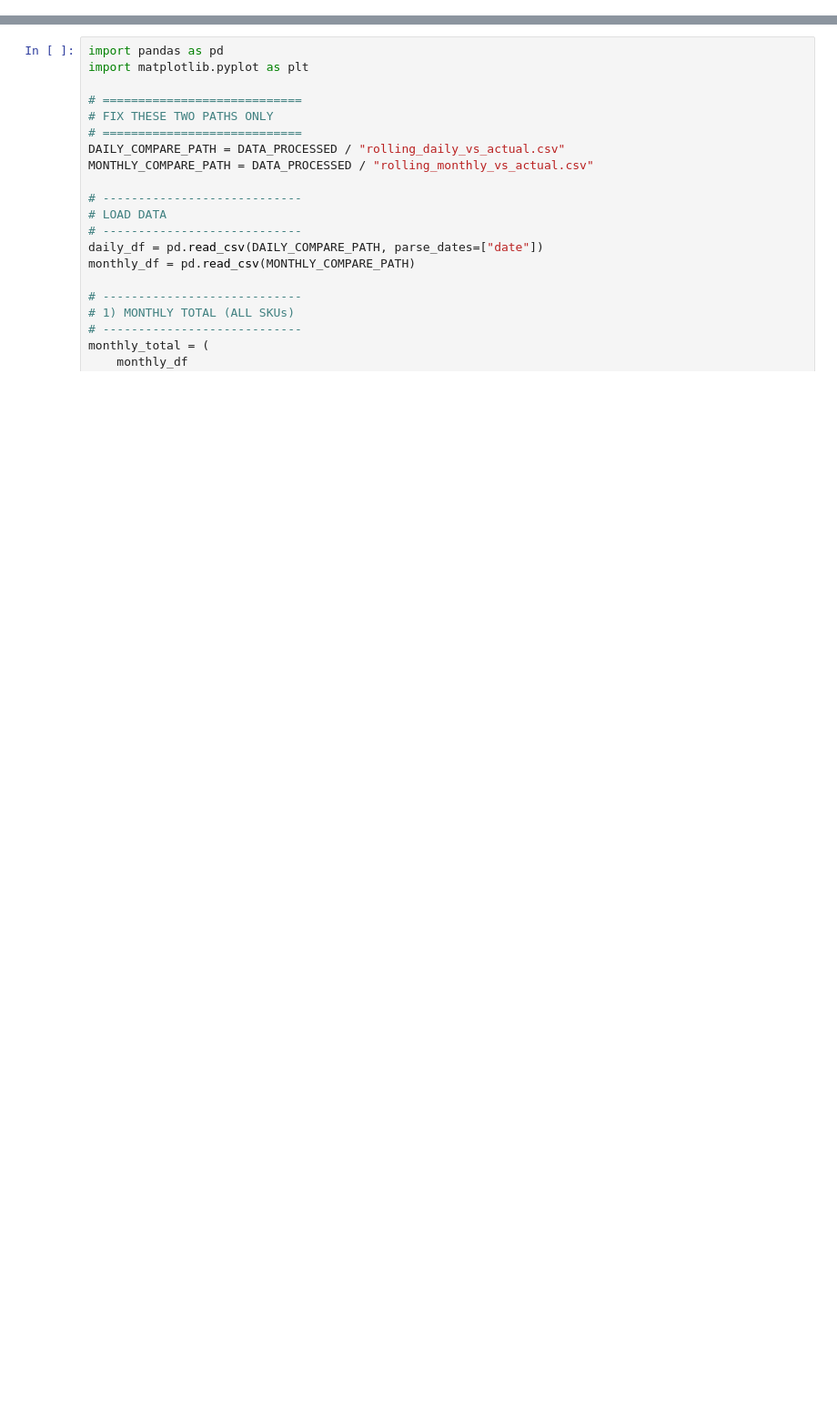
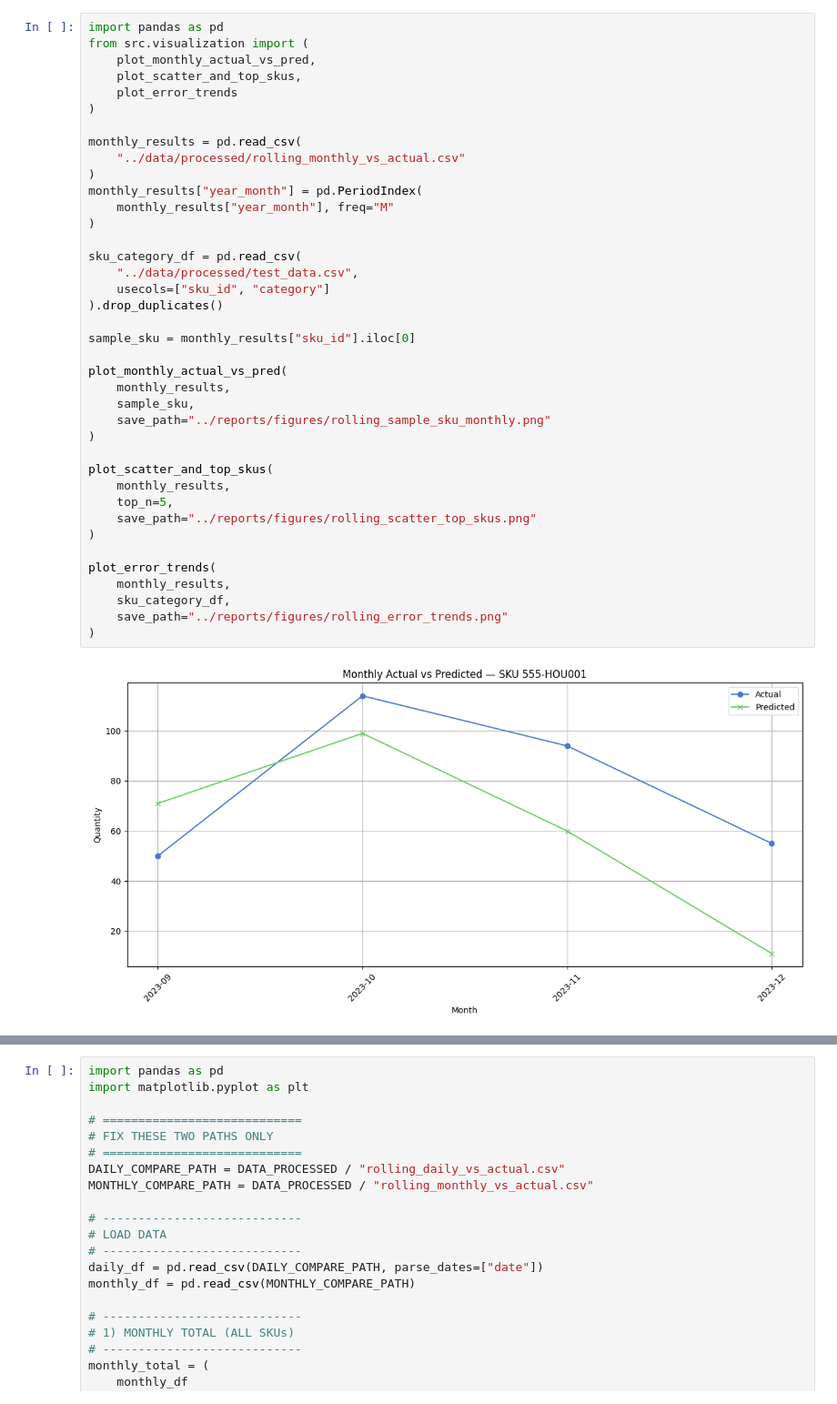
Before and after one commit to Tilksewm/Demand_Forcasting, a Jupyter notebook: notebooks/05_rolling_plots.ipynb, the cells around one changed output, grey strips where cells are left out. Shown at 91% size. Saved outputs shown, nothing was run; the diff lists cells and outputs as text; blank space fills up the shorter version.

```diff
--- a/notebooks/05_rolling_plots.ipynb
+++ b/notebooks/05_rolling_plots.ipynb
@@ -261,0 +1,41 @@ Saved: rolling_monthly_vs_actual.csv
+# %%
+import pandas as pd
+from src.visualization import (
+    plot_monthly_actual_vs_pred,
+    plot_scatter_and_top_skus,
+    plot_error_trends
+)
+
+monthly_results = pd.read_csv(
+    "../data/processed/rolling_monthly_vs_actual.csv"
+)
+monthly_results["year_month"] = pd.PeriodIndex(
+    monthly_results["year_month"], freq="M"
+)
+
+sku_category_df = pd.read_csv(
+    "../data/processed/test_data.csv",
+    usecols=["sku_id", "category"]
+).drop_duplicates()
+
+sample_sku = monthly_results["sku_id"].iloc[0]
+
+plot_monthly_actual_vs_pred(
+    monthly_results,
+    sample_sku,
+    save_path="../reports/figures/rolling_sample_sku_monthly.png"
+)
+
+plot_scatter_and_top_skus(
+    monthly_results,
+    top_n=5,
+    save_path="../reports/figures/rolling_scatter_top_skus.png"
+)
+
+plot_error_trends(
+    monthly_results,
+    sku_category_df,
+    save_path="../reports/figures/rolling_error_trends.png"
+)
+# %% [output]
+[figure, added]
```
Also changed, not shown: parts of 6 cells of this notebook, 10 other files.
